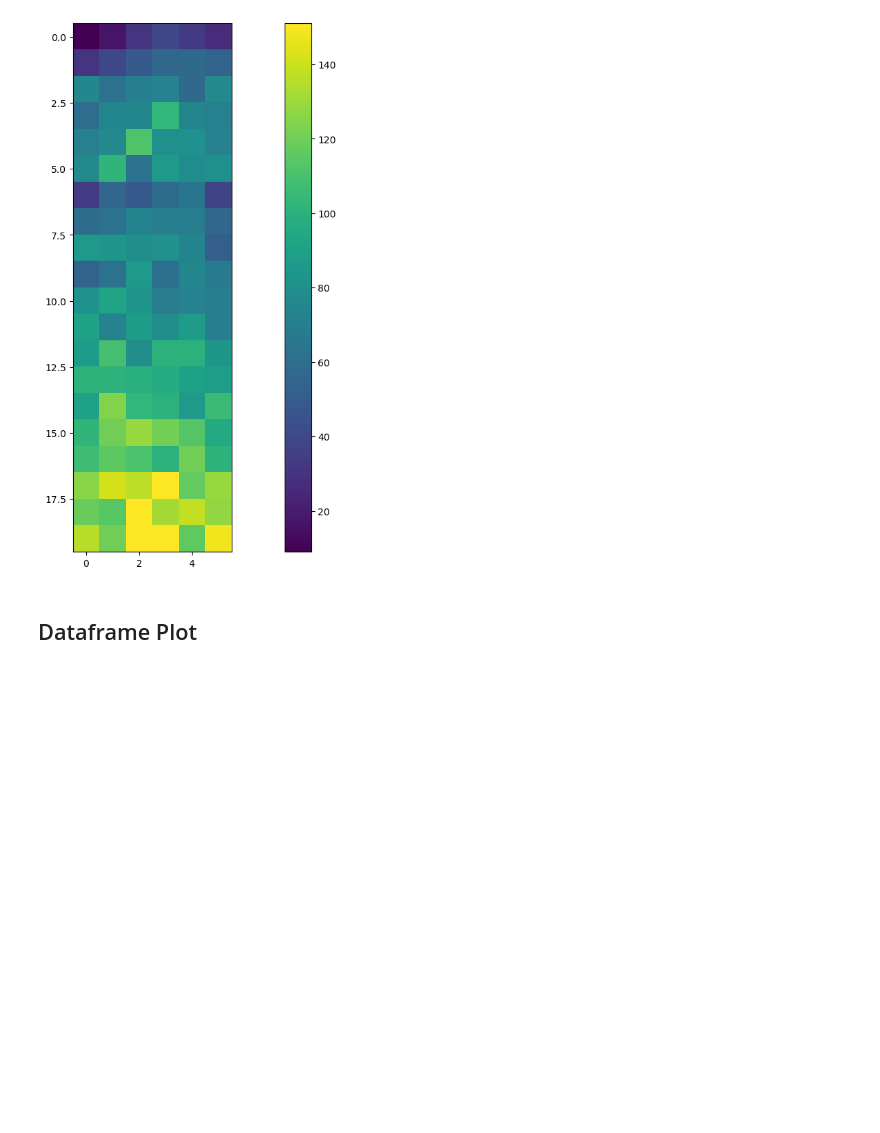
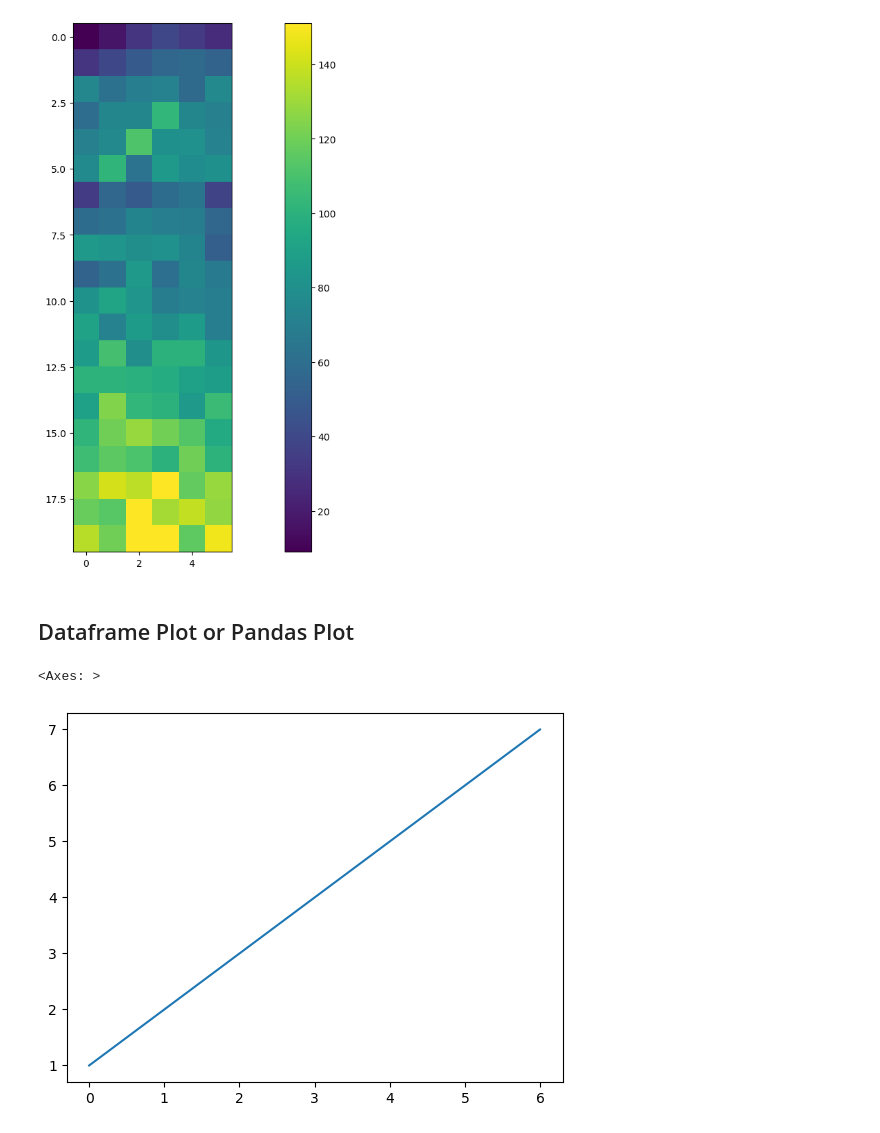
Before and after one commit to shubhammgits/Python-DS-AIML, a Jupyter notebook: MATPLOTLIB/advanced.ipynb, the cells around one changed output. Cells and saved outputs as stored; diff of their text form; code cells hidden in the pictures; blank space fills up the shorter version.

```diff
--- a/MATPLOTLIB/advanced.ipynb
+++ b/MATPLOTLIB/advanced.ipynb
@@ -378,4 +378,12 @@ plt.colorbar()
 <matplotlib.colorbar.Colorbar at 0x...>
 [figure]
 # %% [markdown]
-## Dataframe Plot
+## Dataframe Plot or Pandas Plot
+# %%
+#on series:
+
+s = pd.Series([1,2,3,4,5,6,7])
+s.plot(kind='line')
+# %% [output]
+<Axes: >
+[figure, added]
```
Also changed, not shown: parts of 1 cell of this notebook.
